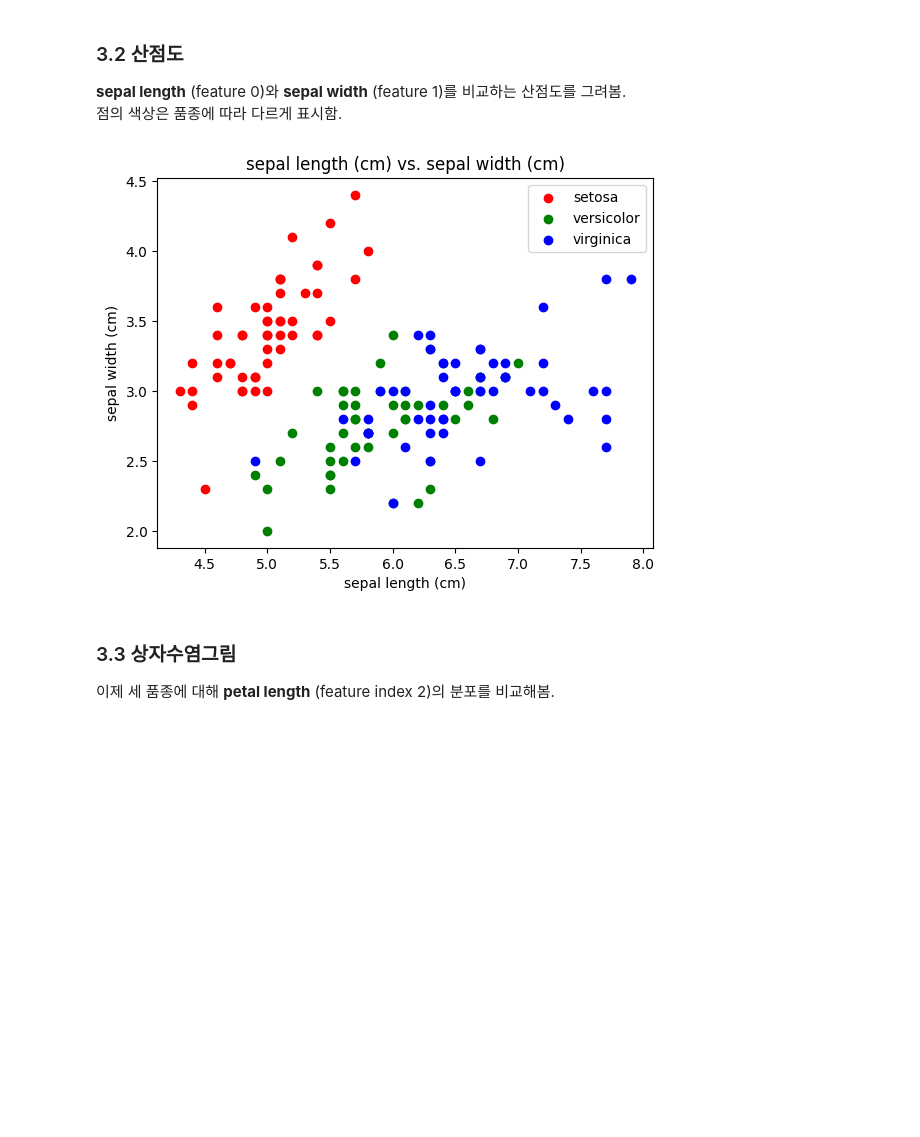
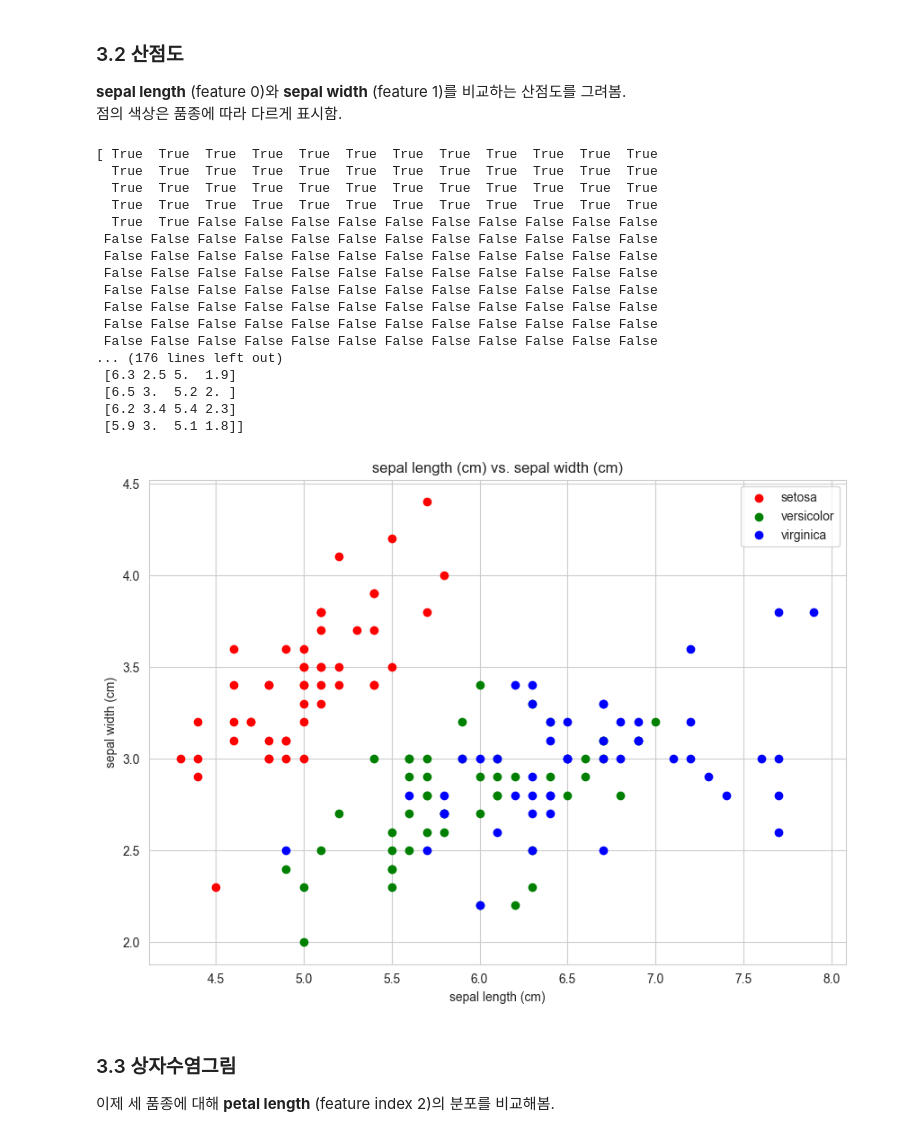
Before and after one commit to juwoojae/FundamentalsOfDataScience, a Jupyter notebook: week3/3주차_실습_2.ipynb, the cells around one changed output. Saved outputs shown, nothing was run; the diff lists cells and outputs as text; code cells hidden in the pictures; blank space fills up the shorter version.

```diff
--- a/week3/3주차_실습_2.ipynb
+++ b/week3/3주차_실습_2.ipynb
@@ -108,27 +114,44 @@ plt.show()
 # %%
 # sepal length와 sepal width에 대한 산점도 생성
 
 colors = ['red', 'green', 'blue']  # 각 클래스별 색상 지정
-
+plt.figure(figsize=(10, 7))
 for species_id in unique_species:  # 클래스 0,1,2 반복
     X0 = X[y == species_id]  # y가 i인 데이터만 선택 (logical indexing)
-
+    print(y==species_id)
     f1 = X0[:, 0]  # 0번째 열 → sepal length
     f2 = X0[:, 1]  # 1번째 열 → sepal width
 
     plt.scatter(
         f1, f2,                     # x축, y축 데이터
         color=colors[species_id],            # 클래스별 색 지정
         label=target_names[species_id]       # legend에 표시할 이름
     )
 
 plt.title('sepal length (cm) vs. sepal width (cm)')  # 그래프 제목
 plt.xlabel('sepal length (cm)')  # x축 이름
 plt.ylabel('sepal width (cm)')   # y축 이름
 plt.legend()  # 범례 표시
 plt.show()    # 그래프 출력
 # %% [output]
+[ True  True  True  True  True  True  True  True  True  True  True  True
+  True  True  True  True  True  True  True  True  True  True  True  True
+  True  True  True  True  True  True  True  True  True  True  True  True
+  True  True  True  True  True  True  True  True  True  True  True  True
+  True  True False False False False False False False False False False
+ False False False False False False False False False False False False
+ False False False False False False False False False False False False
+ False False False False False False False False False False False False
+ False False False False False False False False False False False False
+ False False False False False False False False False False False False
+ False False False False False False False False False False False False
+ False False False False False False False False False False False False
+... (176 lines left out)
+ [6.3 2.5 5.  1.9]
+ [6.5 3.  5.2 2. ]
+ [6.2 3.4 5.4 2.3]
+ [5.9 3.  5.1 1.8]]
-[figure, old version]
+[figure, new version]
 # %% [markdown]
 ### 3.3 상자수염그림
 
```
Also changed, not shown: parts of 3 cells of this notebook, 15 other files.
